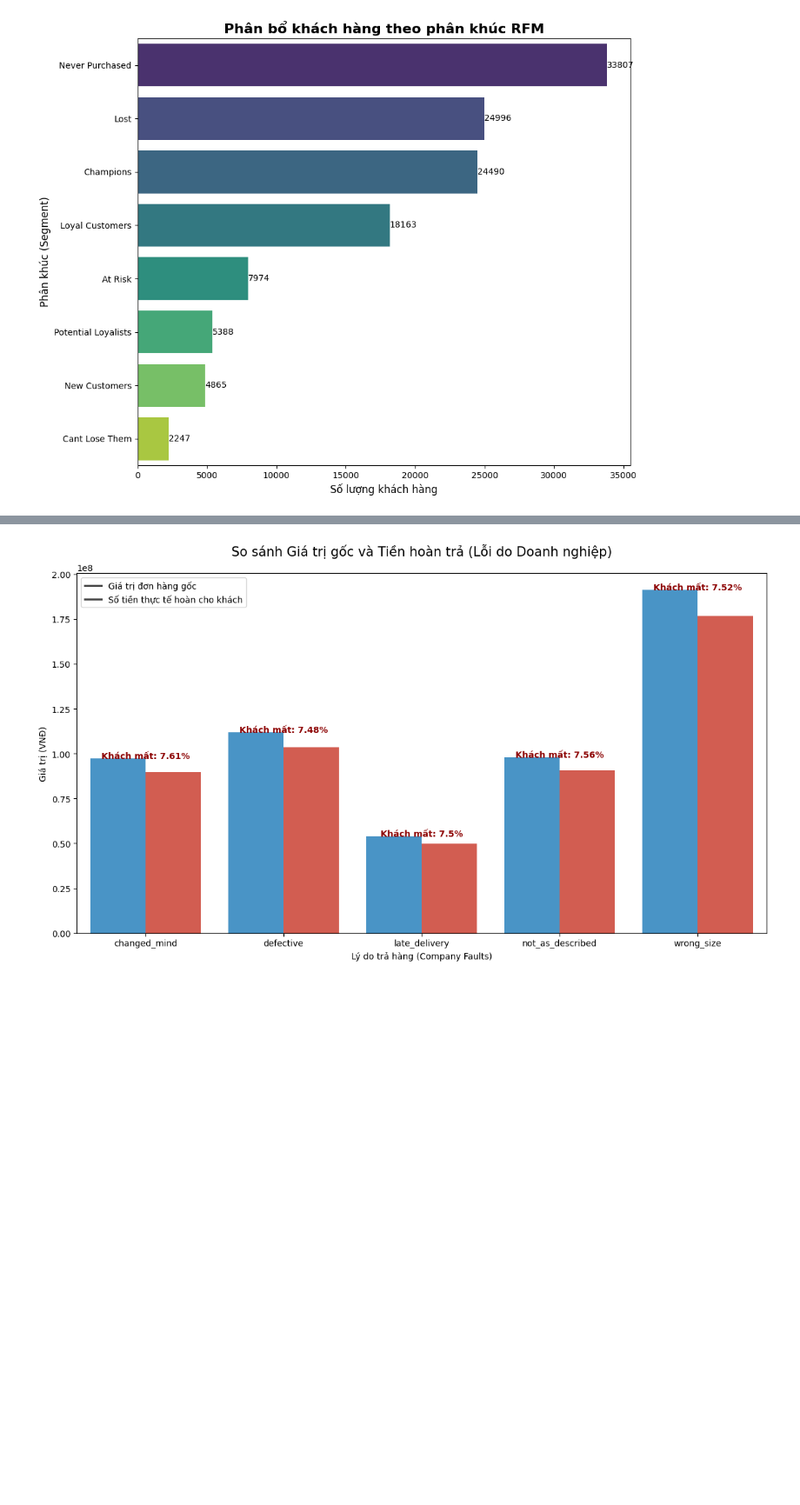
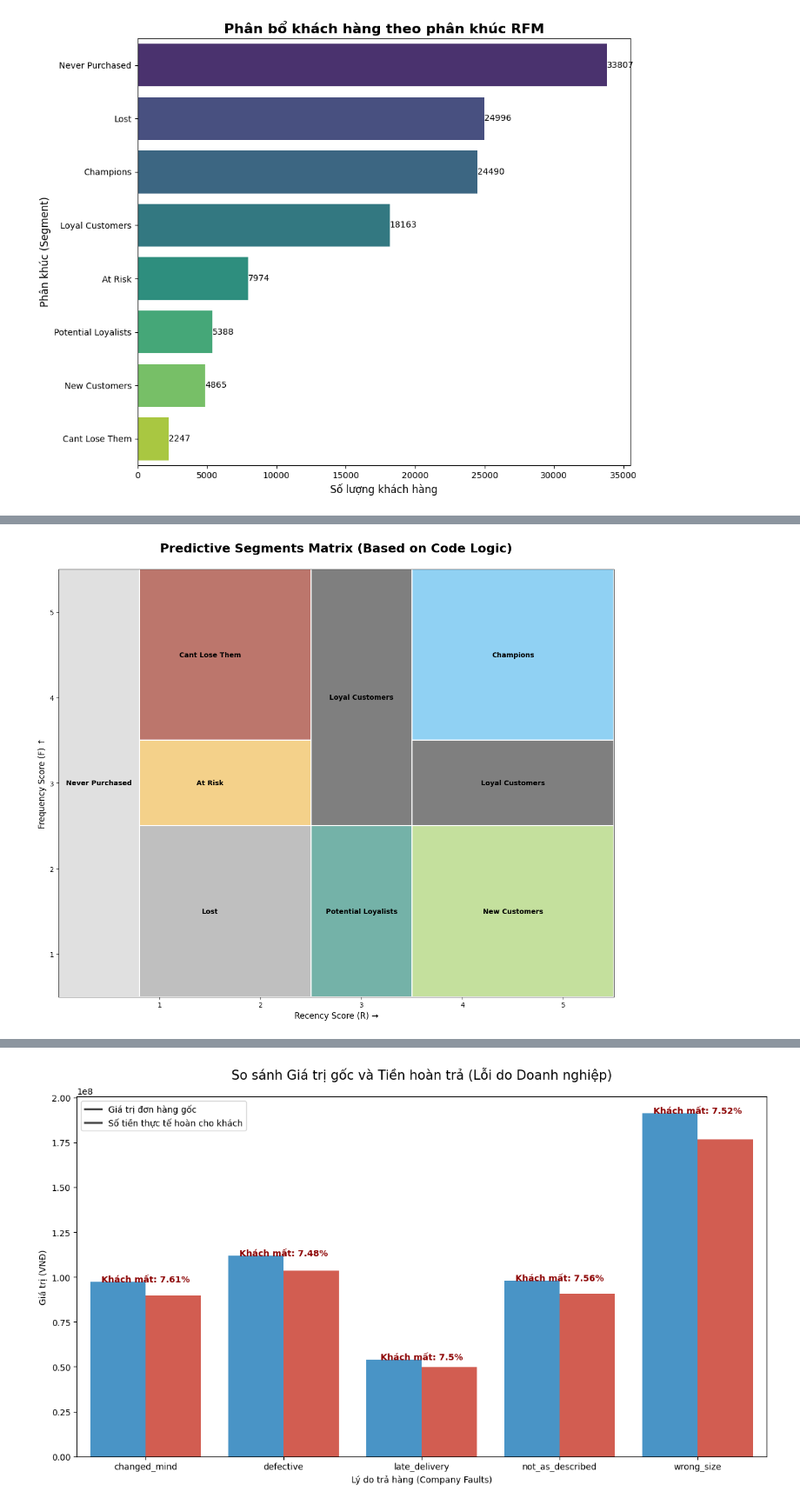
Before and after one commit to bee1zebub05/datathon-2026, a Jupyter notebook: DB3_Customer.ipynb, the cells around one changed output, grey strips where cells are left out. Shown at 87% size. Drawn from its saved outputs; the diff is of its cells as text; code cells hidden in the pictures; blank space fills up the shorter version.

```diff
--- a/DB3_Customer.ipynb
+++ b/DB3_Customer.ipynb
@@ -151,0 +192,67 @@ returns
+# %%
+import matplotlib.pyplot as plt
+import matplotlib.patches as patches
+
+fig, ax = plt.subplots(figsize=(12, 10))
+
+# Cập nhật segments_rects khớp theo logic hàm rfm_segment (Thang điểm 1-5)
+# Tọa độ: (x, y, width, height, label, color)
+# x tương ứng R_score (0-4), y tương ứng F_score (0-4)
+segments_rects = [
+    # 1. Champions: r >= 4 & f >= 4
+    (3, 3, 2, 2, "Champions", '#90d1f3'),
+
+    # 2. Loyal Customers: r >= 3 & f >= 3 (Trừ Champions)
+    # Bao gồm các ô (R:3, F:3-5) và (R:4-5, F:3)
+    (2, 2, 1, 3, "Loyal Customers", '#7f7f7f'), # Cột R=3
+    (3, 2, 2, 1, "Loyal Customers", '#7f7f7f'), # Hàng F=3 (phần R=4,5)
+
+    # 3. New Customers: r >= 4 & f <= 2
+    (3, 0, 2, 2, "New Customers", '#c4e09d'),
+
+    # 4. Potential Loyalists: r >= 3 & f >= 1 (Phần còn lại của R>=3)
+    # Thực tế sẽ nhận ô (R:3, F:1-2)
+    (2, 0, 1, 2, "Potential Loyalists", '#74b2a8'),
+
+    # 5. Cant Lose Them: r <= 2 & f >= 4 (M >= 4)
+    # Vì Map chỉ có 2 trục R-F, ta vẽ nhóm này ở vùng F cao nhất của R thấp
+    (0, 3, 2, 2, "Cant Lose Them", '#bc766c'),
+
+    # 6. At Risk: r <= 2 & f >= 3
+    # Thực tế sẽ nhận ô (R:1-2, F:3)
+    (0, 2, 2, 1, "At Risk", '#f4d18a'),
+
+    # 7. Lost: r <= 2 & f <= 2
+    (0, 0, 2, 2, "Lost", '#bfbfbf'),
+
+    # Nhóm Never Purchased (Nằm ngoài hệ thống điểm 1-5)
+    (-0.5, 0, 0.8, 5, "Never Purchased", '#e0e0e0'),
+]
+
+for x, y, w, h, label, color in segments_rects:
+    rect = patches.Rectangle((x, y), w, h, facecolor=color, edgecolor='white', linewidth=1.5)
+    ax.add_patch(rect)
+
+    # Tránh ghi đè text nếu một segment chia làm 2 khối (như Loyal)
+    # Chỉ ghi text ở khối chính hoặc dùng logic check
+    ax.text(x + w/2, y + h/2, label, ha='center', va='center',
+            fontsize=10, fontweight='bold', color='black', wrap=True)
+
+# Cấu hình trục
+ax.set_xlim(-0.5, 5)
+ax.set_ylim(0, 5)
+
+# Đặt nhãn trục theo điểm số 1-5
+ax.set_xticks([0.5, 1.5, 2.5, 3.5, 4.5])
+ax.set_xticklabels(['1', '2', '3', '4', '5'])
+ax.set_yticks([0.5, 1.5, 2.5, 3.5, 4.5])
+ax.set_yticklabels(['1', '2', '3', '4', '5'])
+
+plt.title('Predictive Segments Matrix (Based on Code Logic)', fontsize=18, fontweight='bold', pad=25)
+plt.xlabel('Recency Score (R) →', fontsize=12)
+plt.ylabel('Frequency Score (F) ↑', fontsize=12)
+
+plt.tight_layout()
+plt.show()
+# %% [output]
+[figure, added]
```
Also changed, not shown: parts of 5 cells of this notebook.
